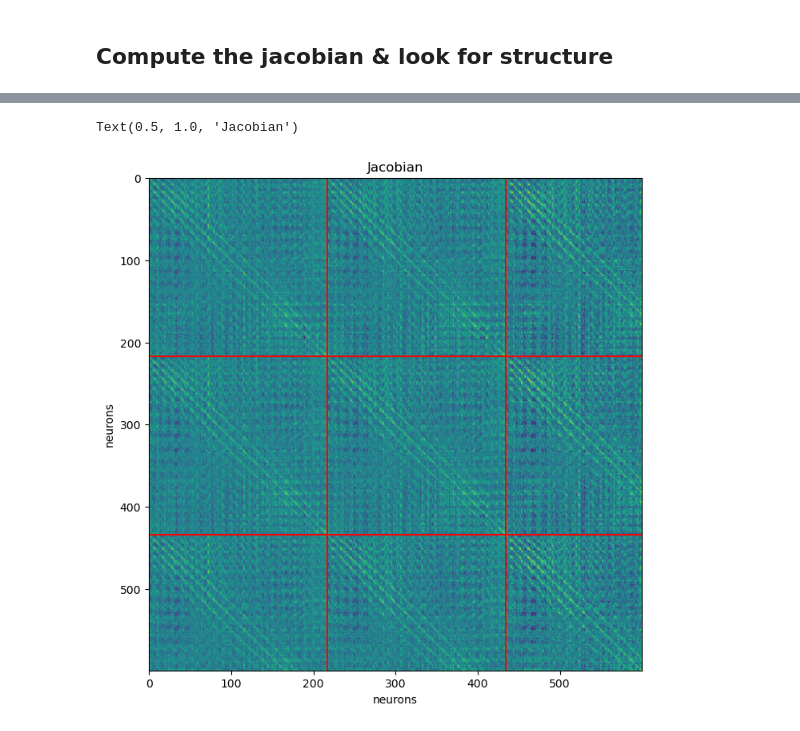
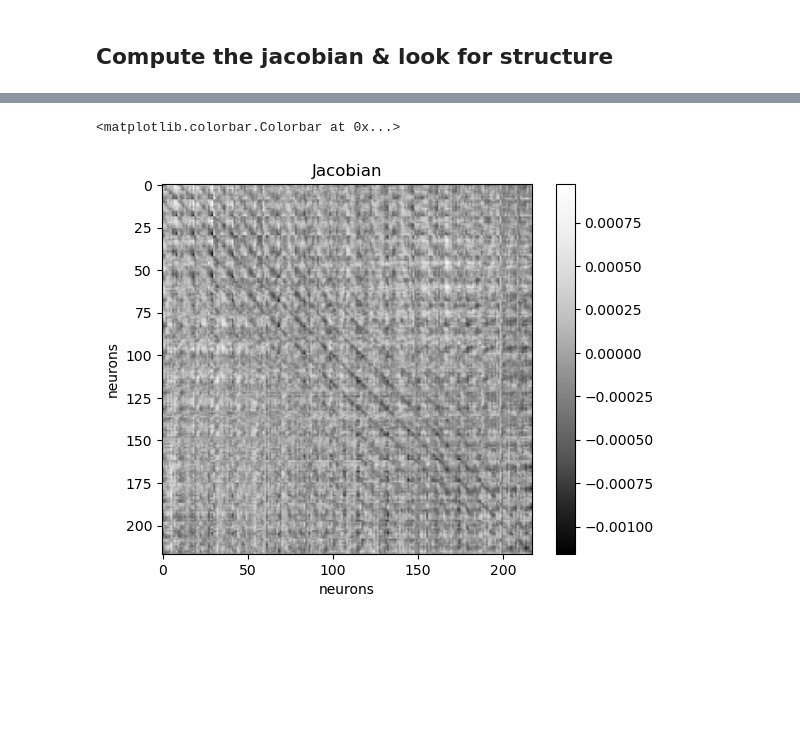
Before and after one commit to saalfeldlab/NeuralGraph, a Jupyter notebook: src/LatentEvolution/latent_space.ipynb, the cells around one changed output, grey strips where cells are left out. Saved outputs shown, nothing was run; the diff lists cells and outputs as text; code cells hidden in the pictures; blank space fills up the shorter version.

```diff
--- a/src/LatentEvolution/latent_space.ipynb
+++ b/src/LatentEvolution/latent_space.ipynb
@@ -368,12 +418,16 @@ plt.colorbar()
 # %%
-plt.figure(figsize=(8, 8))
-plt.imshow(jac_combined_all[5, :600, :600])
-for i in range(3):
-    plt.axvline(217*i, color="r")
-    plt.axhline(217*i, color="r")
+disp_mat = jac_combined_all[5, 217:217+217, 1736:1736 + 217]
+# disp_mat = jac_combined_all[5, :1000, :1000]
+# plt.figure(figsize=(16, 12))
+plt.imshow(disp_mat , cmap="Greys_r")
+# plt.axvline(13741, color="r")
+# for i in range(3):
+#     plt.axvline(217*i, color="r")
+#     plt.axhline(217*i, color="r")
 plt.xlabel("neurons")
 plt.ylabel("neurons")
 plt.title("Jacobian")
+plt.colorbar()
 # %% [output]
-Text(0.5, 1.0, 'Jacobian')
+<matplotlib.colorbar.Colorbar at 0x...>
-[figure, old version]
+[figure, new version]
```
Also changed, not shown: parts of 27 cells of this notebook, 1 other file.
